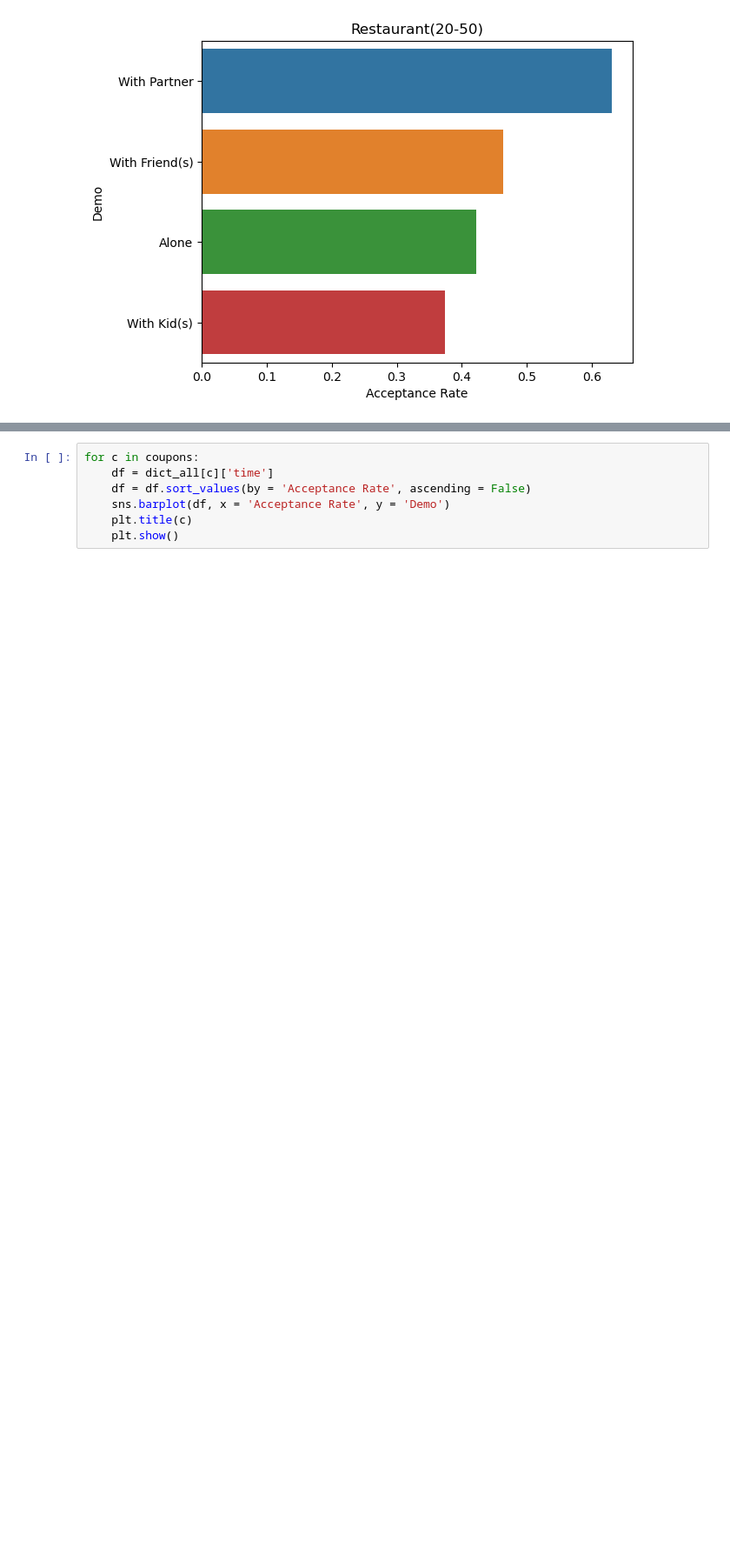
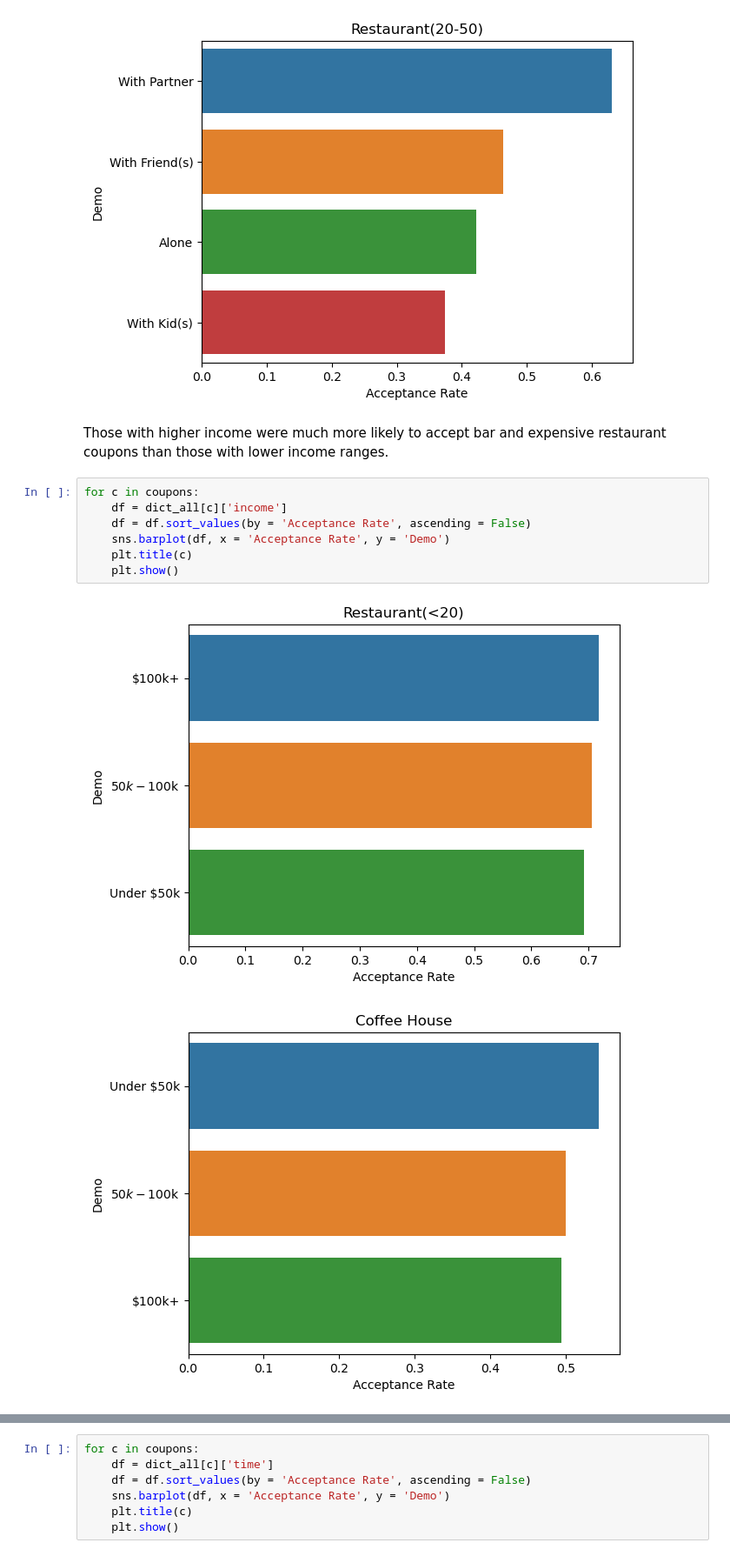
Before and after one commit to natalieyeo/coupon-analysis, a Jupyter notebook: Coupon_Analysis.ipynb, the cells around one changed output, grey strips where cells are left out. Shown: that part at 87% size. Cells and saved outputs as stored; diff of their text form; blank space fills up the shorter version.

Commit message:
Added summary of those least likely to accept coupon at the end

```diff
--- a/Coupon_Analysis.ipynb
+++ b/Coupon_Analysis.ipynb
@@ -490,3 +477,15 @@ for c in coupons:
 [figure]
 [figure]
 [figure]
+# %% [markdown]
+Those with higher income were much more likely to accept bar and expensive restaurant coupons than those with lower income ranges.
+# %%
+for c in coupons:
+    df = dict_all[c]['income']
+    df = df.sort_values(by = 'Acceptance Rate', ascending = False)
+    sns.barplot(df, x = 'Acceptance Rate', y = 'Demo')
+    plt.title(c)
+    plt.show()
+# %% [output]
+[figure, added]
+[figure, added]
```
Also changed, not shown: parts of 7 cells of this notebook.
